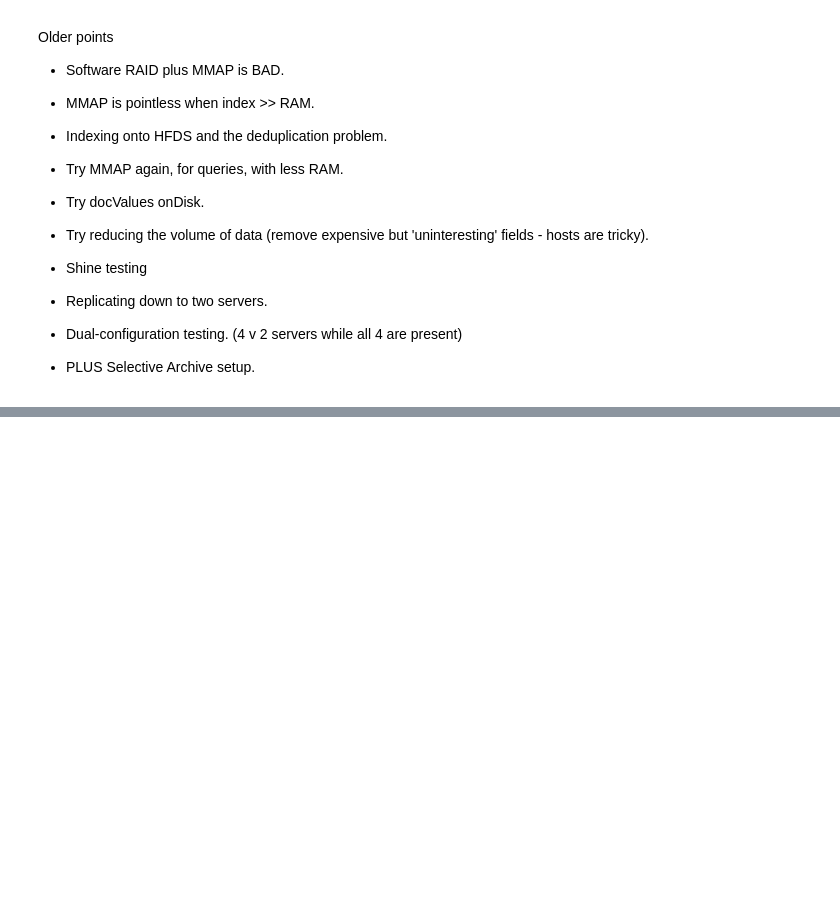
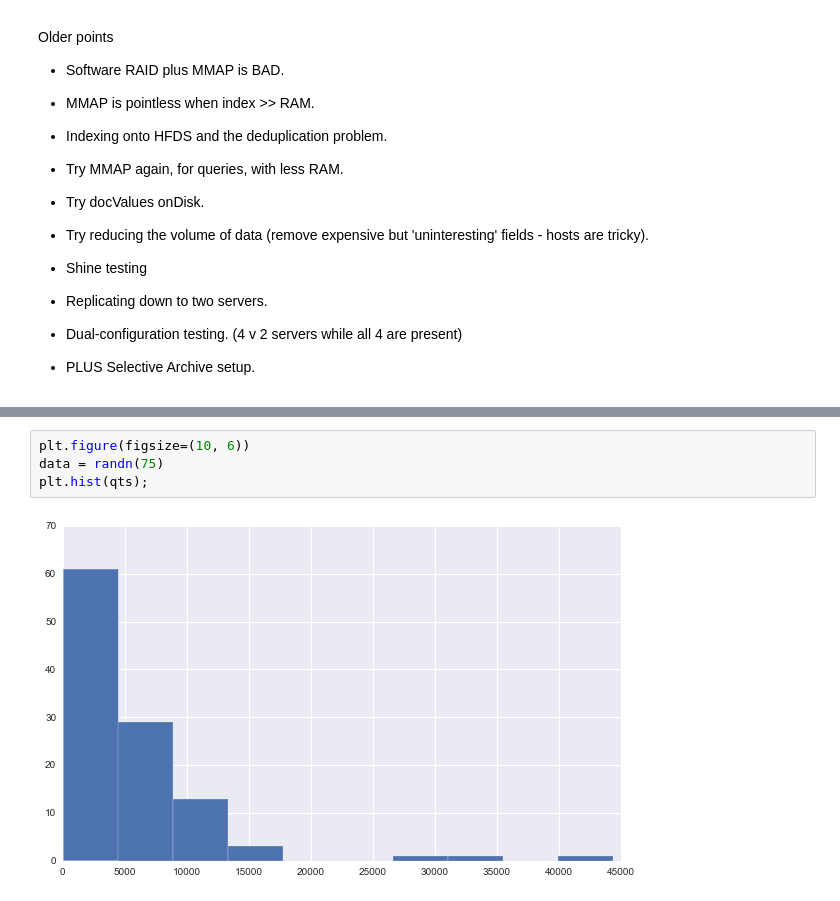
Before and after one commit to anjackson/keeping-codes, a Jupyter notebook: experiments/Scaling The Indexer.ipynb, the cells around one changed output, grey strips where cells are left out. Saved outputs shown, nothing was run; the diff lists cells and outputs as text; blank space fills up the shorter version.

```diff
--- a/experiments/Scaling The Indexer.ipynb
+++ b/experiments/Scaling The Indexer.ipynb
@@ -1201,0 +1238,6 @@ Older points
+# %%
+plt.figure(figsize=(10, 6))
+data = randn(75)
+plt.hist(qts);
+# %% [output]
+[figure, added]
```
Also changed, not shown: parts of 4 cells of this notebook, 7 other files.
